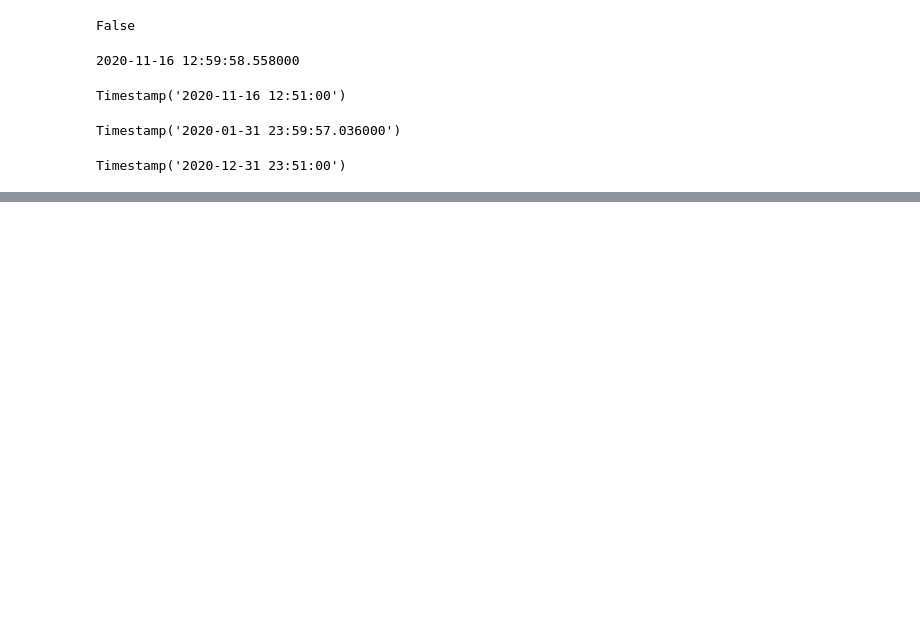
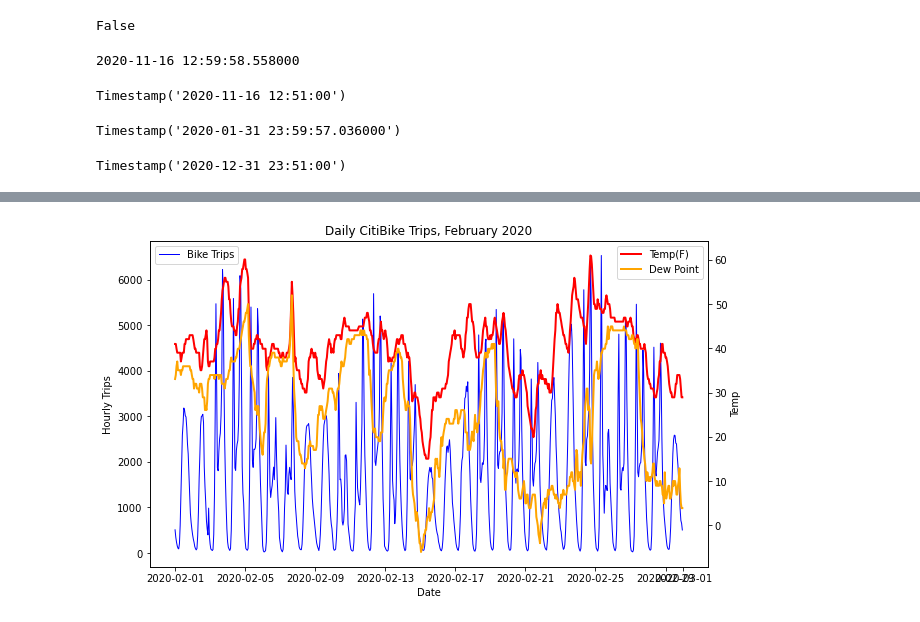
Before and after one commit to leckieje/fair_weather_cyclists, a Jupyter notebook: bike_weather_20.ipynb, the cells around one changed output, grey strips where cells are left out. Drawn from its saved outputs; the diff is of its cells as text; code cells hidden in the pictures; blank space fills up the shorter version.

Commit message:
working charts

```diff
--- a/bike_weather_20.ipynb
+++ b/bike_weather_20.ipynb
@@ -736,0 +752,45 @@ bike_weather_clean.head()
+# %%
+# February ...
+bike_feb = bike_weather_clean[bike_weather_clean['Month'] == 2]
+
+y_feb = bike_feb.groupby(bike_feb['date_to_hour_dt'])
+x_feb = bike_feb['date_to_hour_dt'].unique()
+# %%
+dew_y = []
+ride_y = []
+temp_y = []
+
+for hour in x_feb:
+    x_hours = bike_feb[bike_feb['date_to_hour_dt'] == hour]
+    dew_point_y = x_hours['Dew Point'].mean()
+    temp_point_y = x_hours['Temp,F'].mean()
+    num_rides_y = len(x_hours)
+    ride_y.append(num_rides_y)
+    dew_y.append(dew_point_y)
+    temp_y.append(temp_point_y)
+
+for i, y in enumerate(dew_y):
+    if y > 120:
+        dew_y[i] = (dew_y[i-1] + dew_y[i+1])/2
+
+for i, y in enumerate(temp_y):
+    if y > 120:
+        temp_y[i] = (temp_y[i-1] + temp_y[i+1])/2
+# %%
+fig, ax = plt.subplots(figsize=(10,6))
+
+ax.plot(x_feb, ride_y, color='blue', label='Bike Trips', lw=1) # rides by hour
+ax.set_ylabel('Hourly Trips')
+ax.set_xlabel('Date')
+ax.set_title('Daily CitiBike Trips, February 2020');
+
+ax2 = ax.twinx()
+
+
+ax2.plot(x_feb, temp_y, color='red', label='Temp(F)', lw=2)
+ax2.plot(x_feb, dew_y, color='orange', label='Dew Point', lw=2)
+ax2.set_ylabel('Temp')
+ax.legend(loc='upper left')
+ax2.legend();
+# %% [output]
+[figure, added]
```
Also changed, not shown: parts of 50 cells of this notebook.
